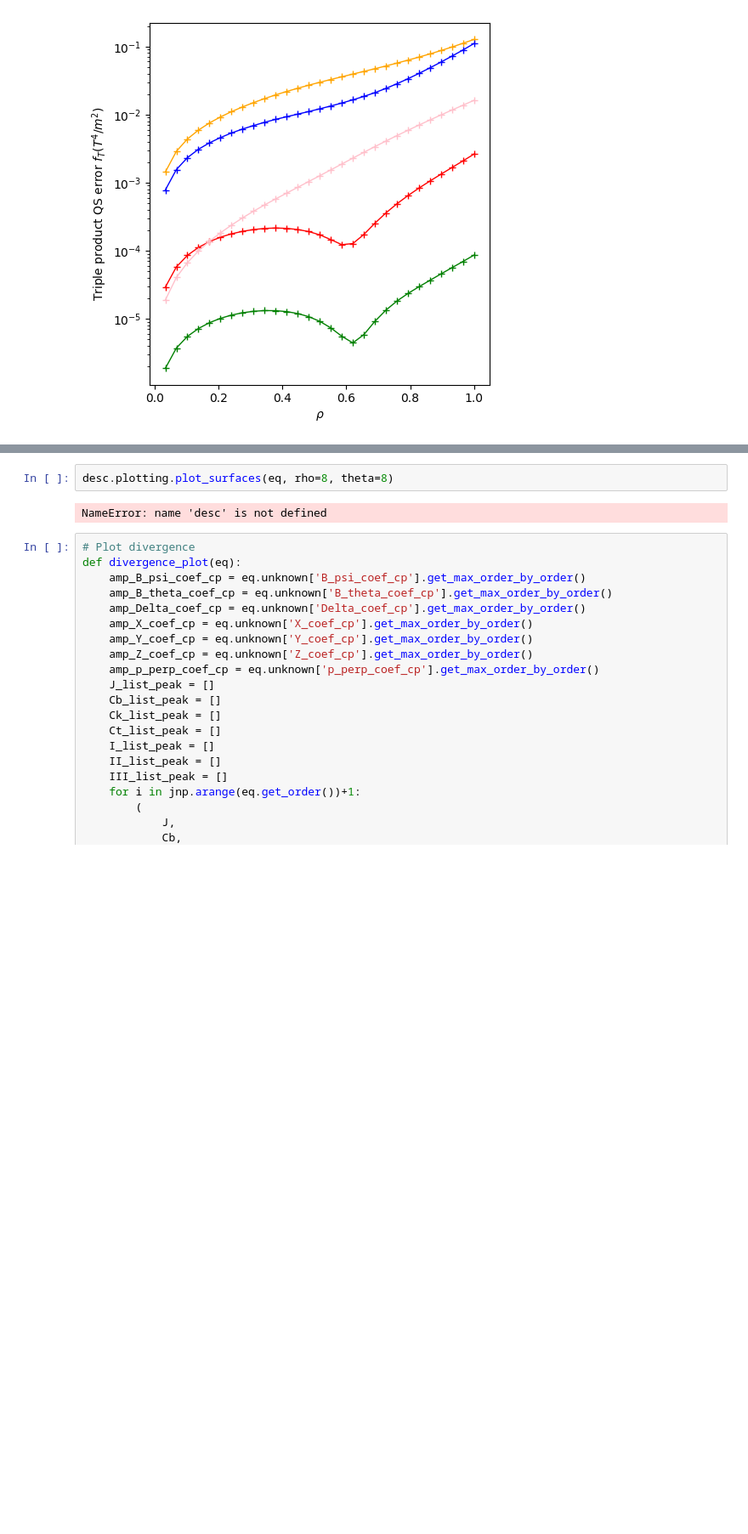
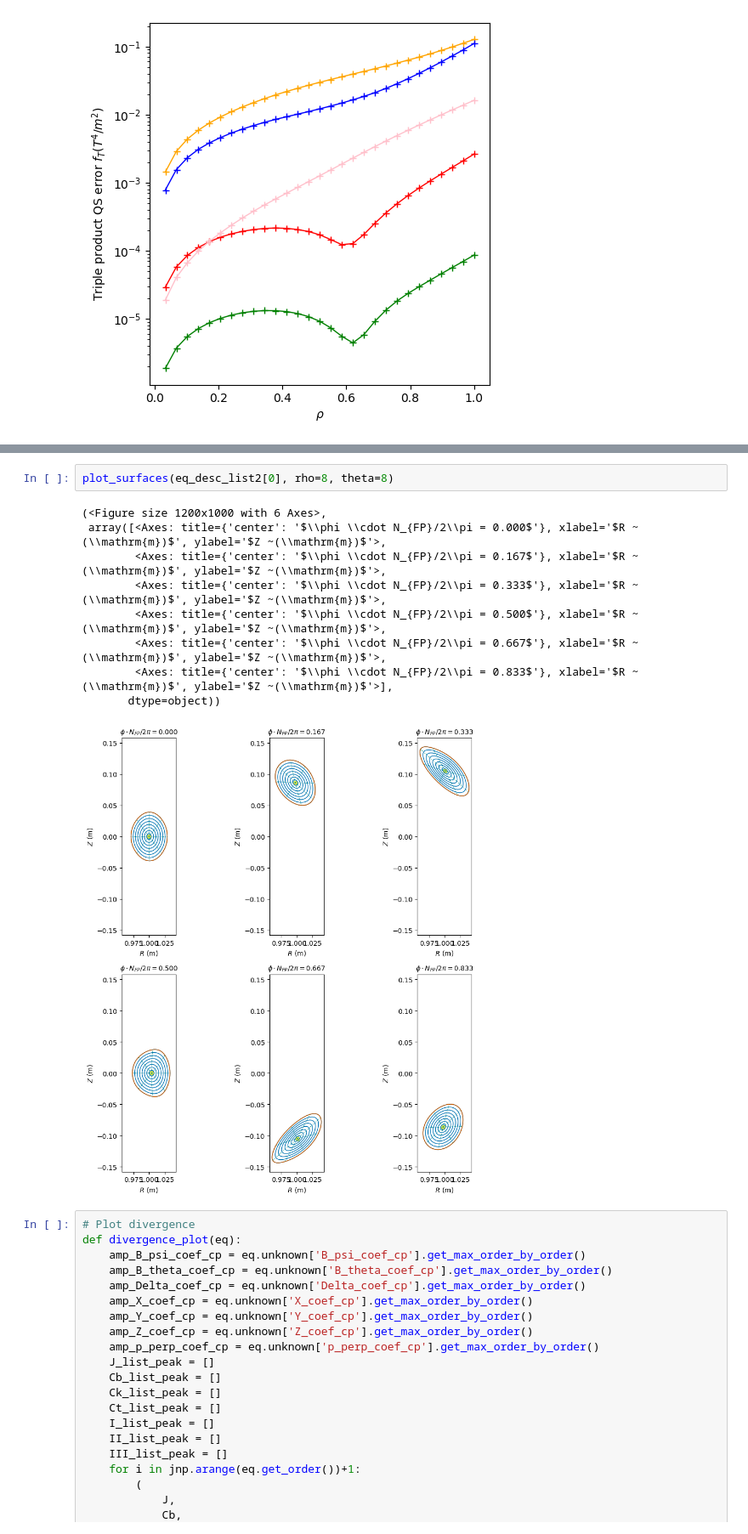
Before and after one commit to lankef/near-axis-optimization, a Jupyter notebook: plotting.ipynb, the cells around one changed output, grey strips where cells are left out. Shown at 85% size. Saved outputs shown, nothing was run; the diff lists cells and outputs as text; blank space fills up the shorter version.

```diff
--- a/plotting.ipynb
+++ b/plotting.ipynb
@@ -554,7 +545,15 @@ fig.savefig('./qs_error_order_raw.pdf', format='pdf', bbox_extra_artists=(lgd,),
 # %%
-desc.plotting.plot_surfaces(eq, rho=8, theta=8)
+plot_surfaces(eq_desc_list2[0], rho=8, theta=8)
 # %% [output]
-NameError: name 'desc' is not defined
+(<Figure size 1200x1000 with 6 Axes>,
+ array([<Axes: title={'center': '$\\phi \\cdot N_{FP}/2\\pi = 0.000$'}, xlabel='$R ~(\\mathrm{m})$', ylabel='$Z ~(\\mathrm{m})$'>,
+        <Axes: title={'center': '$\\phi \\cdot N_{FP}/2\\pi = 0.167$'}, xlabel='$R ~(\\mathrm{m})$', ylabel='$Z ~(\\mathrm{m})$'>,
+        <Axes: title={'center': '$\\phi \\cdot N_{FP}/2\\pi = 0.333$'}, xlabel='$R ~(\\mathrm{m})$', ylabel='$Z ~(\\mathrm{m})$'>,
+        <Axes: title={'center': '$\\phi \\cdot N_{FP}/2\\pi = 0.500$'}, xlabel='$R ~(\\mathrm{m})$', ylabel='$Z ~(\\mathrm{m})$'>,
+        <Axes: title={'center': '$\\phi \\cdot N_{FP}/2\\pi = 0.667$'}, xlabel='$R ~(\\mathrm{m})$', ylabel='$Z ~(\\mathrm{m})$'>,
+        <Axes: title={'center': '$\\phi \\cdot N_{FP}/2\\pi = 0.833$'}, xlabel='$R ~(\\mathrm{m})$', ylabel='$Z ~(\\mathrm{m})$'>],
+       dtype=object))
+[figure, added]
 # %%
 # Plot divergence
 def divergence_plot(eq):
```
Also changed, not shown: parts of 17 cells of this notebook, 1 other file.
